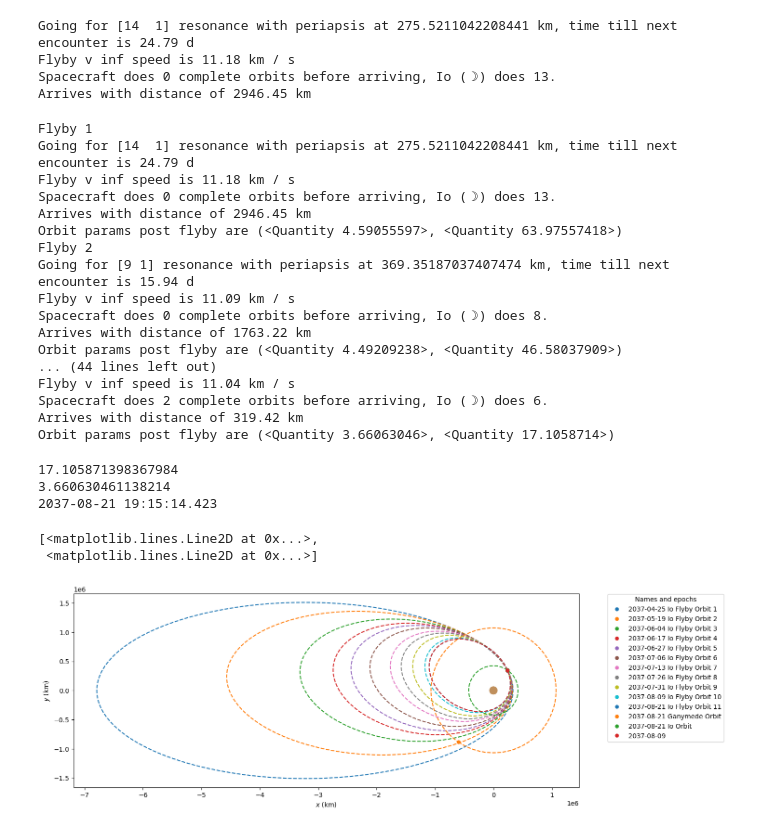
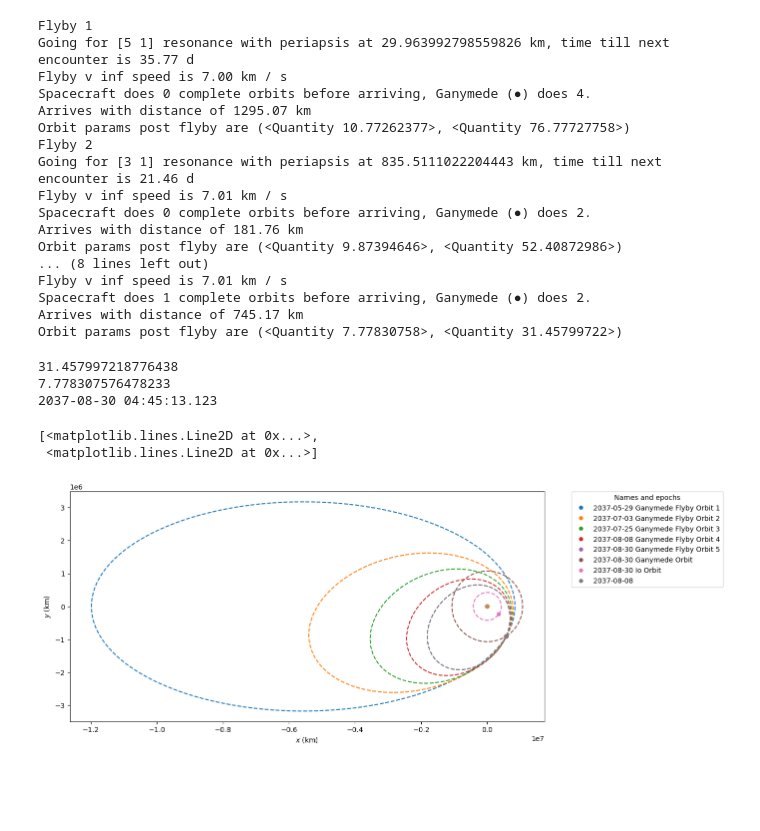
Before and after one commit to jackSN8/Starship_outer_planets_missions, a Jupyter notebook: high_dv_jovian_tour_final.ipynb.ipynb, the cells around one changed output. Saved outputs shown, nothing was run; the diff lists cells and outputs as text; code cells hidden in the pictures; blank space fills up the shorter version.

```diff
--- a/high_dv_jovian_tour_final.ipynb.ipynb
+++ b/high_dv_jovian_tour_final.ipynb.ipynb
@@ -229,7 +221,7 @@ io_orb= galilean_orbs[Io]
 callisto_orb= Orbit.from_ephem(attractor=Jupiter,ephem=callisto_ephem,epoch=start_date)
 
 r_perijove = 1.05*Jupiter.R
-r_apijove = 95*Jupiter.R
+r_apijove = 165*Jupiter.R
 a_start = (r_perijove+r_apijove)/2
 ecc_start = (r_perijove-r_apijove)/(r_perijove+r_apijove)
 
@@ -264,13 +260,13 @@ print((r_perijove/Jupiter.R.to(u.km)).to(u.one))
 transfer_to_ganymede=get_single_burn_elliptical_hohmann_brute_force(
     ganymede_orb,
     starship_orb,
-    min_departure_wait=3*u.day,
+    min_departure_wait=0*u.day,
     max_depature_wait=27*u.day,
-    tof_step=0.8*u.day,
-    min_tof=7*u.day,
-    max_tof=27*u.day,
+    tof_step=0.2*u.day,
+    min_tof=2*u.day,
+    max_tof=47*u.day,
     retrograde_only=False,
-    max_encounter_v=5*u.km/u.s
+    max_encounter_v=7*u.km/u.s
 )
 # %% [output]
 2037-03-30 00:02:09.185
@@ -335,7 +336,7 @@ plotter.plot(transfer_to_ganymede[1].propagate(ganymede_arrival_date_1), label="
 
 plotter.plot(ganymede_orb.propagate(ganymede_arrival_date_1), label="ganymede Orbit")
 print(f"Arrival on Io at {transfer_to_ganymede[3]}")
-pre_io_starship_flyby=transfer_to_ganymede[1].propagate(io_arrival_date_1)
+pre_ganymede_starship_flyby=transfer_to_ganymede[1].propagate(ganymede_arrival_date_1)
 
 # Get the matplotlib Axes (poliastro versions differ: ax vs _ax)
 ax = getattr(plotter, "ax", None) or plotter._ax
@@ -558,52 +553,45 @@ ERFA function "utctai" yielded 1 of "dubious year (Note 3)"
 ERFA function "taiutc" yielded 1 of "dubious year (Note 4)"
-# %%
-test_orb=resonance_search(pre_io_starship_flyby,Io,lower=True, max_numerator=20, sim_start_date=start_date)
-# %% [output]
-Going for [14  1] resonance with periapsis at 275.5211042208441 km, time till next encounter is 24.79 d
-Flyby v inf speed is 11.18 km / s
-Spacecraft does 0 complete orbits before arriving, Io (☽) does 13.
-Arrives with distance of 2946.45 km
 # %%
-orbits_post_io=multiple_resonances(pre_io_starship_flyby,Io,10,lower=True,max_num=17,date_1=start_date)
+orbits_post_ganymede=multiple_resonances(pre_ganymede_starship_flyby,Ganymede,4,lower=True,max_num=17,date_1=start_date)
 # %% [output]
 Flyby 1
-Going for [14  1] resonance with periapsis at 275.5211042208441 km, time till next encounter is 24.79 d
-Flyby v inf speed is 11.18 km / s
-Spacecraft does 0 complete orbits before arriving, Io (☽) does 13.
-Arrives with distance of 2946.45 km
-Orbit params post flyby are (<Quantity 4.59055597>, <Quantity 63.97557418>)
+Going for [5 1] resonance with periapsis at 29.963992798559826 km, time till next encounter is 35.77 d
+Flyby v inf speed is 7.00 km / s
+Spacecraft does 0 complete orbits before arriving, Ganymede (●) does 4.
+Arrives with distance of 1295.07 km
+Orbit params post flyby are (<Quantity 10.77262377>, <Quantity 76.77727758>)
 Flyby 2
-Going for [9 1] resonance with periapsis at 369.35187037407474 km, time till next encounter is 15.94 d
-Flyby v inf speed is 11.09 km / s
-Spacecraft does 0 complete orbits before arriving, Io (☽) does 8.
-Arrives with distance of 1763.22 km
-Orbit params post flyby are (<Quantity 4.49209238>, <Quantity 46.58037909>)
-... (44 lines left out)
-Flyby v inf speed is 11.04 km / s
-Spacecraft does 2 complete orbits before arriving, Io (☽) does 6.
-Arrives with distance of 319.42 km
-Orbit params post flyby are (<Quantity 3.66063046>, <Quantity 17.1058714>)
+Going for [3 1] resonance with periapsis at 835.5111022204443 km, time till next encounter is 21.46 d
+Flyby v inf speed is 7.01 km / s
+Spacecraft does 0 complete orbits before arriving, Ganymede (●) does 2.
+Arrives with distance of 181.76 km
+Orbit params post flyby are (<Quantity 9.87394646>, <Quantity 52.40872986>)
+... (8 lines left out)
+Flyby v inf speed is 7.01 km / s
+Spacecraft does 1 complete orbits before arriving, Ganymede (●) does 2.
+Arrives with distance of 745.17 km
+Orbit params post flyby are (<Quantity 7.77830758>, <Quantity 31.45799722>)
 # %%
 plotter=StaticOrbitPlotter(plane=Planes.EARTH_ECLIPTIC)
-for i,orb in enumerate(orbits_post_io):
+for i,orb in enumerate(orbits_post_ganymede):
     all_orbits.append(orb)
-    plotter.plot(orb, label=f"Io Flyby Orbit {i+1}")
+    plotter.plot(orb, label=f"Ganymede Flyby Orbit {i+1}")
 # plotter.plot(callisto_orb, label="Callisto Orbit")
 
-print((orbits_post_io[-1].r_a/Jupiter.R).to(u.one))
-print((orbits_post_io[-1].r_p/Jupiter.R).to(u.one))
+print((orbits_post_ganymede[-1].r_a/Jupiter.R).to(u.one))
+print((orbits_post_ganymede[-1].r_p/Jupiter.R).to(u.one))
 
-search_for_ganymede_1_date=orbits_post_io[-1].epoch
-starship_post_io=orbits_post_io[-1].propagate(orbits_post_io[-2].epoch)#resonance search returns orbit at next flyby of Io
+search_for_ganymede_1_date=orbits_post_ganymede[-1].epoch
+starship_post_ganymede=orbits_post_ganymede[-1].propagate(orbits_post_ganymede[-2].epoch)#resonance search returns orbit at next flyby of Io
 
 print(search_for_ganymede_1_date)
 plotter.plot(ganymede_orb.propagate(search_for_ganymede_1_date), label="Ganymede Orbit")
 plotter.plot(io_orb.propagate(search_for_ganymede_1_date), label="Io Orbit")
-plotter.plot(starship_post_io)
+plotter.plot(starship_post_ganymede)
 # %% [output]
-17.105871398367984
-3.660630461138214
-2037-08-21 19:15:14.423
+31.457997218776438
+7.778307576478233
+2037-08-30 04:45:13.123
 [<matplotlib.lines.Line2D at 0x...>,
  <matplotlib.lines.Line2D at 0x...>]
-[figure, old version]
+[figure, new version]
```
Also changed, not shown: parts of 18 cells of this notebook, 8 other files.
